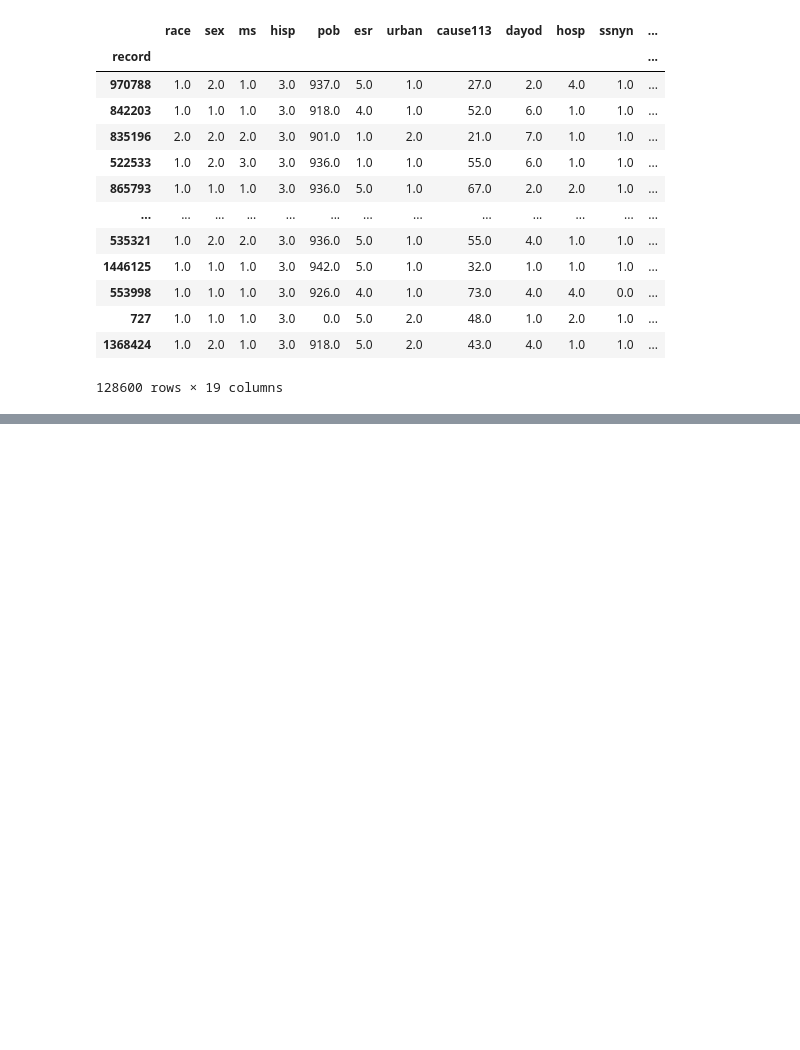
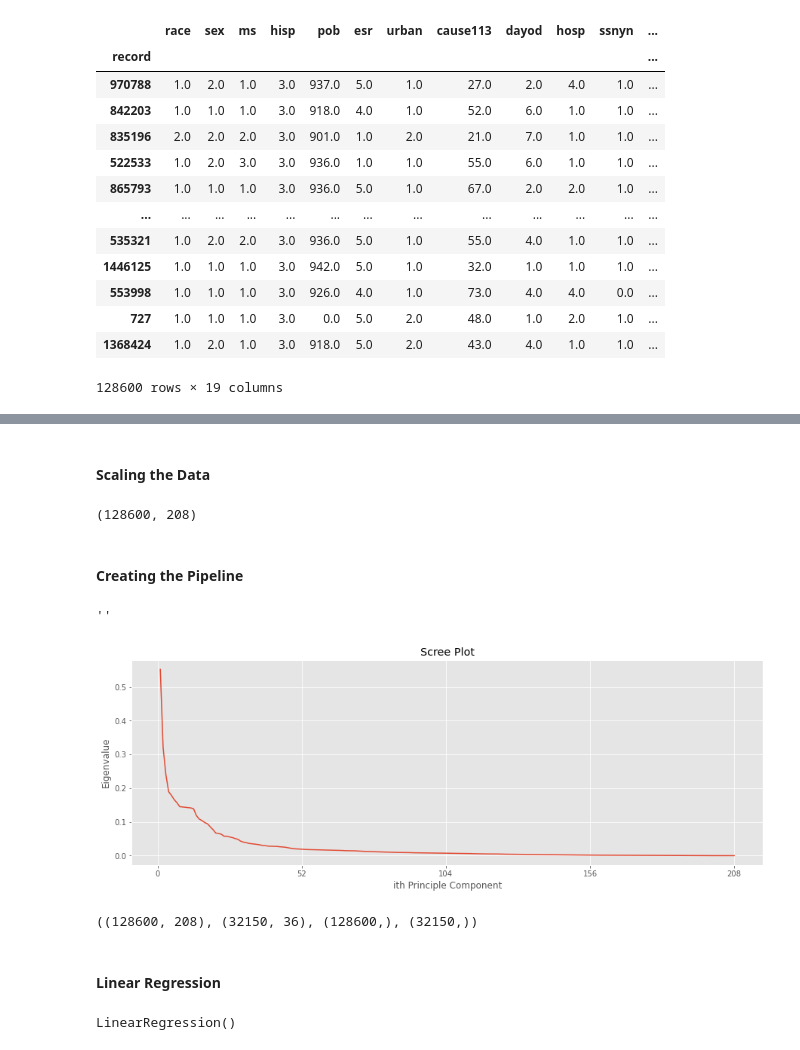
Before and after one commit to beckyepeters/life-expectancy-predictions, a Jupyter notebook: NLMS.ipynb, the cells around one changed output, grey strips where cells are left out. Saved outputs shown, nothing was run; the diff lists cells and outputs as text; code cells hidden in the pictures; blank space fills up the shorter version.

```diff
--- a/NLMS.ipynb
+++ b/NLMS.ipynb
@@ -402,0 +311,12 @@ df2 = pd.DataFrame(imputer.fit_transform(df), columns=df.columns)
+# %% [markdown]
+#### Scaling the Data
+# %%
+scaler = MinMaxScaler()
+# %%
+dec_feat_train_scaled = scaler.fit_transform(dec_ft_enc)
+# %%
+dec_feat_train_scaled.shape
+# %% [output]
+(128600, 208)
+# %% [markdown]
+#### Creating the Pipeline
@@ -402,0 +332,36 @@ df2 = pd.DataFrame(imputer.fit_transform(df), columns=df.columns)
+# %%
+pca = PCA()
+X_pca = pca.fit_transform(dec_feat_train_scaled)
+# %%
+def scree_plot(X, count_pc=None):
+    """return the scree plot of the pca of data X
+    Args
+    ----
+    X: np.array() of shape (m,n)
+    count_pc (int): the count of pc's to show in the plot
+    """
+    pca = PCA()
+    pca.fit(X)
+    l = len(pca.explained_variance_)
+    if count_pc is not None:
+        num = min(count, l)
+    else:
+        num = l
+    plt.plot(np.arange(1,num+1), pca.explained_variance_[:num])
+    plt.xlabel('ith Principle Component')
+    plt.ylabel('Eigenvalue')
+    plt.title('Scree Plot')
+# %%
+fig, ax = plt.subplots(figsize=(15, 5))
+ax = scree_plot(X_pca)
+plt.xticks(ticks=np.linspace(0, 208, 5))
+;
+# %% [output]
+''
+[figure, added]
+# %%
+dec_feat_train_scaled.shape, dec_feat_test.shape, dec_label_train.shape, dec_label_test.shape
+# %% [output]
+((128600, 208), (32150, 36), (128600,), (32150,))
+# %% [markdown]
+#### Linear Regression
@@ -402,0 +370,4 @@ df2 = pd.DataFrame(imputer.fit_transform(df), columns=df.columns)
+# %%
+model_lr.fit(dec_feat_train_scaled, dec_label_train)
+# %% [output]
+LinearRegression()
```
Also changed, not shown: parts of 66 cells of this notebook.
